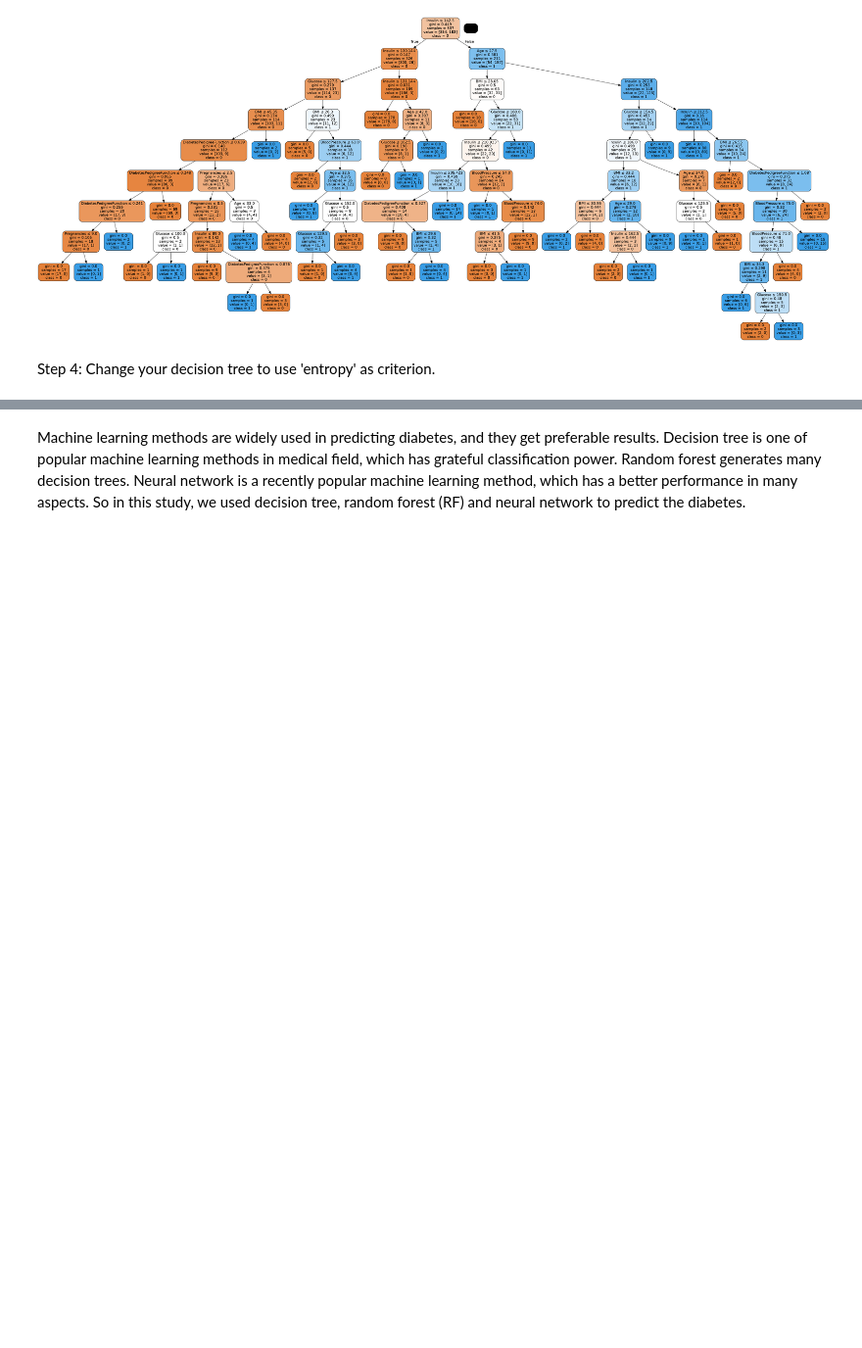
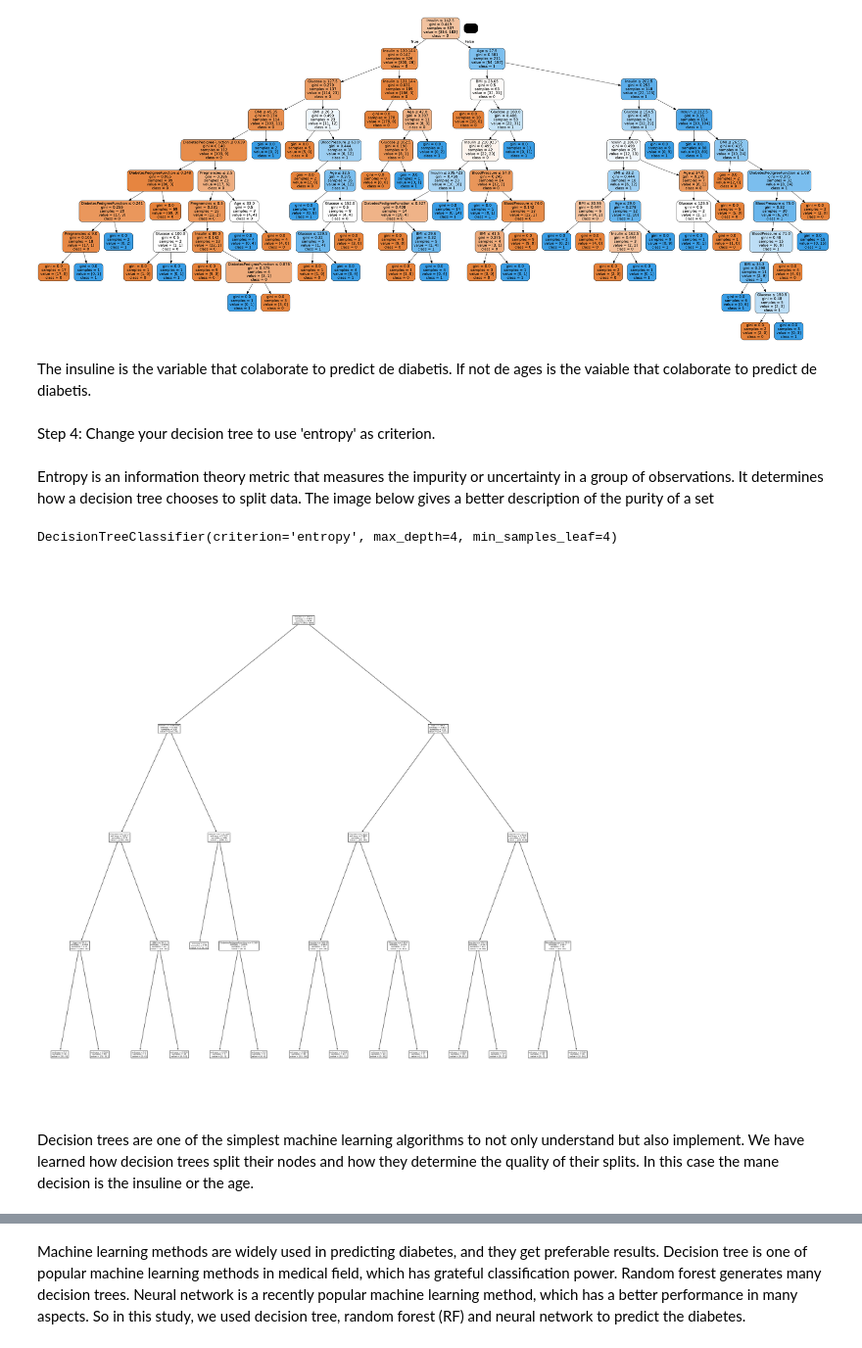
Before and after one commit to eperezvazquez/Desicion-Tree, a Jupyter notebook: src/explore_decision_tree.ipynb, the cells around one changed output, grey strips where cells are left out. Shown at 98% size. Drawn from its saved outputs; the diff is of its cells as text; code cells hidden in the pictures; blank space fills up the shorter version.

Commit message:
decision.tree3

```diff
--- a/src/explore_decision_tree.ipynb
+++ b/src/explore_decision_tree.ipynb
@@ -358,5 +360,9 @@ graph.write_png('diabetes.png')
 Image(graph.create_png())
 # %% [output]
 [figure]
+# %% [markdown]
+The insuline is the variable that colaborate to predict de diabetis. If not de ages is the vaiable that colaborate to predict de diabetis.
 # %% [markdown]
 Step 4: Change your decision tree to use 'entropy' as criterion.
+# %% [markdown]
+Entropy is an information theory metric that measures the impurity or uncertainty in a group of observations. It determines how a decision tree chooses to split data. The image below gives a better description of the purity of a set
@@ -363 +375,18 @@ Step 4: Change your decision tree to use 'entropy' as criterion.
+# %%
+# split data Build and fit decision tree
+X_train, X_test, Y_train, Y_test = train_test_split(x, y, test_size = 0.3, random_state=1)
+
+clf = tree.DecisionTreeClassifier(criterion='entropy', max_depth=4,min_samples_leaf=4)
+clf.fit(X_train, Y_train)
+# %% [output]
+DecisionTreeClassifier(criterion='entropy', max_depth=4, min_samples_leaf=4)
+# %%
+#Plot the decision tree.
+fig, ax = plt.subplots(figsize=(30, 30))
+tree.plot_tree(clf,ax=ax,feature_names=['Pregnancies', 'Insulin', 'BMI', 'Age', 'Glucose', 'BloodPressure', 'DiabetesPedigreeFunction'])
+plt.show()
+# %% [output]
+[figure, added]
+# %% [markdown]
+Decision trees are one of the simplest machine learning algorithms to not only understand but also implement. We have learned how decision trees split their nodes and how they determine the quality of their splits. In this case the mane decision is the insuline or the age.
 # %% [markdown]
```
Also changed, not shown: parts of 13 cells of this notebook.
